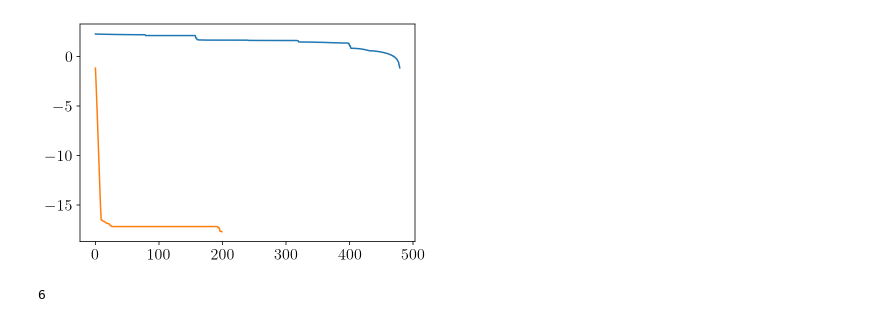
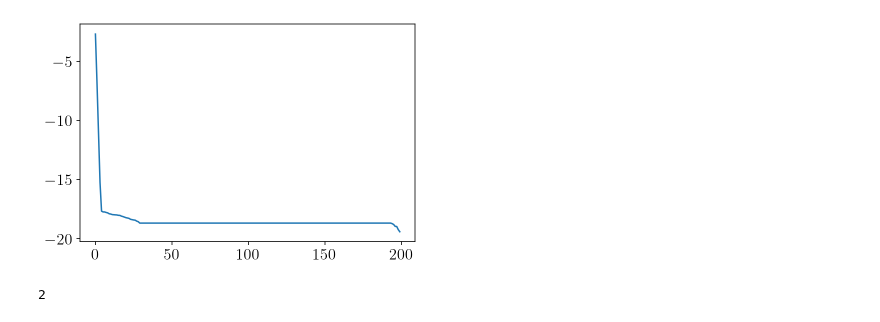
Before and after one commit to tbenthompson/tectosaur2, a Jupyter notebook: experiments/hmatrix_antiplane.ipynb, the cells around one changed output. Saved outputs shown, nothing was run; the diff lists cells and outputs as text; code cells hidden in the pictures.

Commit message:
Hmatrix infrastructure working for most kernels.

```diff
--- a/experiments/hmatrix_antiplane.ipynb
+++ b/experiments/hmatrix_antiplane.ipynb
@@ -6,8 +7,12 @@ import sympy as sp
 import numpy as np
 import matplotlib.pyplot as plt
 from tectosaur2 import panelize_symbolic_surface, gauss_rule, integrate_term
-from tectosaur2.laplace2d import hypersingular
+from tectosaur2.laplace2d import hypersingular, adjoint_double_layer, double_layer, single_layer
+from tectosaur2.hmatrix import build_tree
 
-t = sp.var('t')
-surf = panelize_symbolic_surface(t, 0 * t, t, gauss_rule(6), n_panels=80)
-mat = hypersingular.direct(surf.pts, surf)[:, :, :, 0].reshape((-1, surf.n_pts))
+t = sp.var("t")
+surf = panelize_symbolic_surface(t, 0 * t, t, gauss_rule(6), n_panels=1000)
+kernel = hypersingular
+# %%
+%%time
+mat = kernel.direct(surf.pts, surf)[:, :, :, 0].reshape((-1, surf.n_pts))
@@ -14,11 +22,11 @@ mat = hypersingular.direct(surf.pts, surf)[:, :, :, 0].reshape((-1, surf.n_pts))
 # %%
-plt.plot(np.log10(np.linalg.svd(mat)[1]))
-plt.plot(np.log10(np.linalg.svd(mat[-200:,:200])[1]))
+# plt.plot(np.log10(np.linalg.svd(mat)[1]))
+plt.plot(np.log10(np.linalg.svd(mat[-200:, :200])[1]))
 plt.show()
 # %% [output]
-[figure, old version]
+[figure, new version]
 # %%
-U, S, V = np.linalg.svd(mat[-200:,:200])
+U, S, V = np.linalg.svd(mat[-200:, :200])
 np.argmax(S < 1e-10)
 # %% [output]
-6
+2
```
Also changed, not shown: parts of 29 cells of this notebook, 20 other files.
